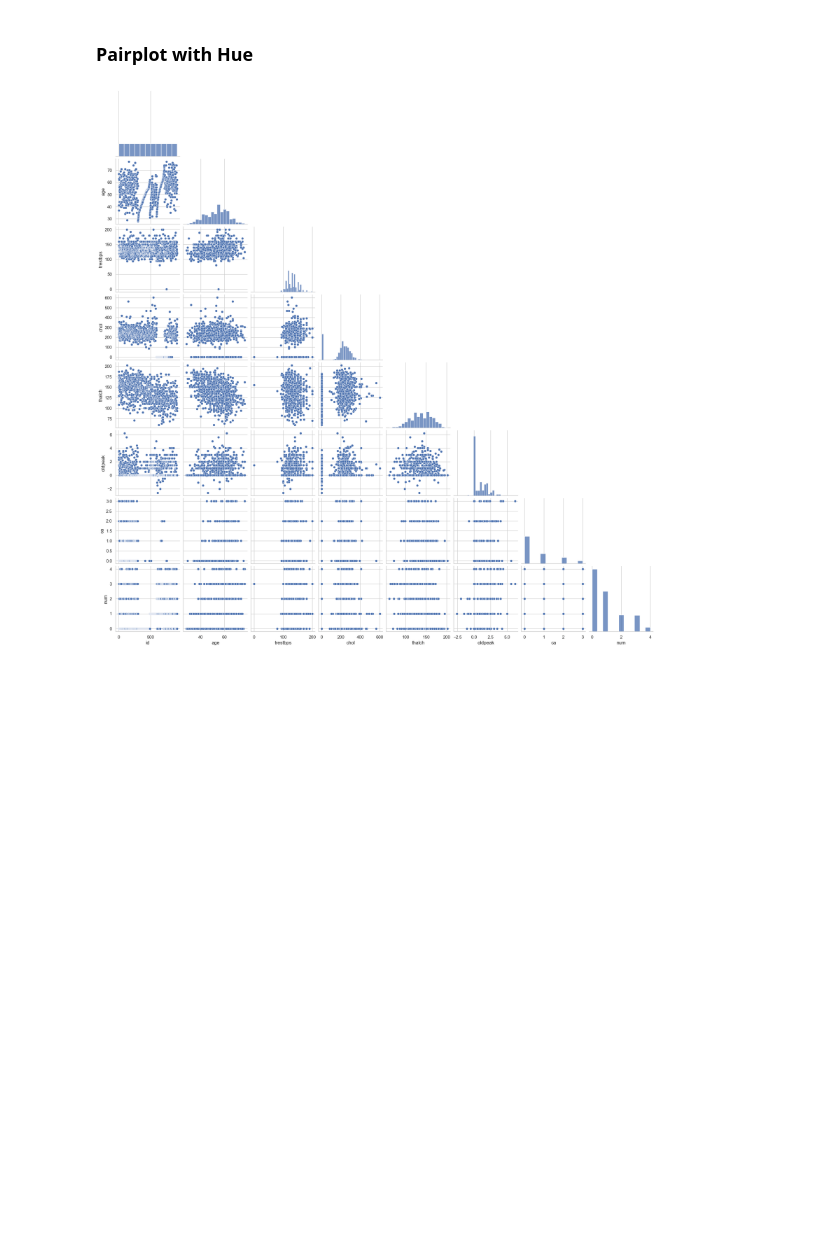
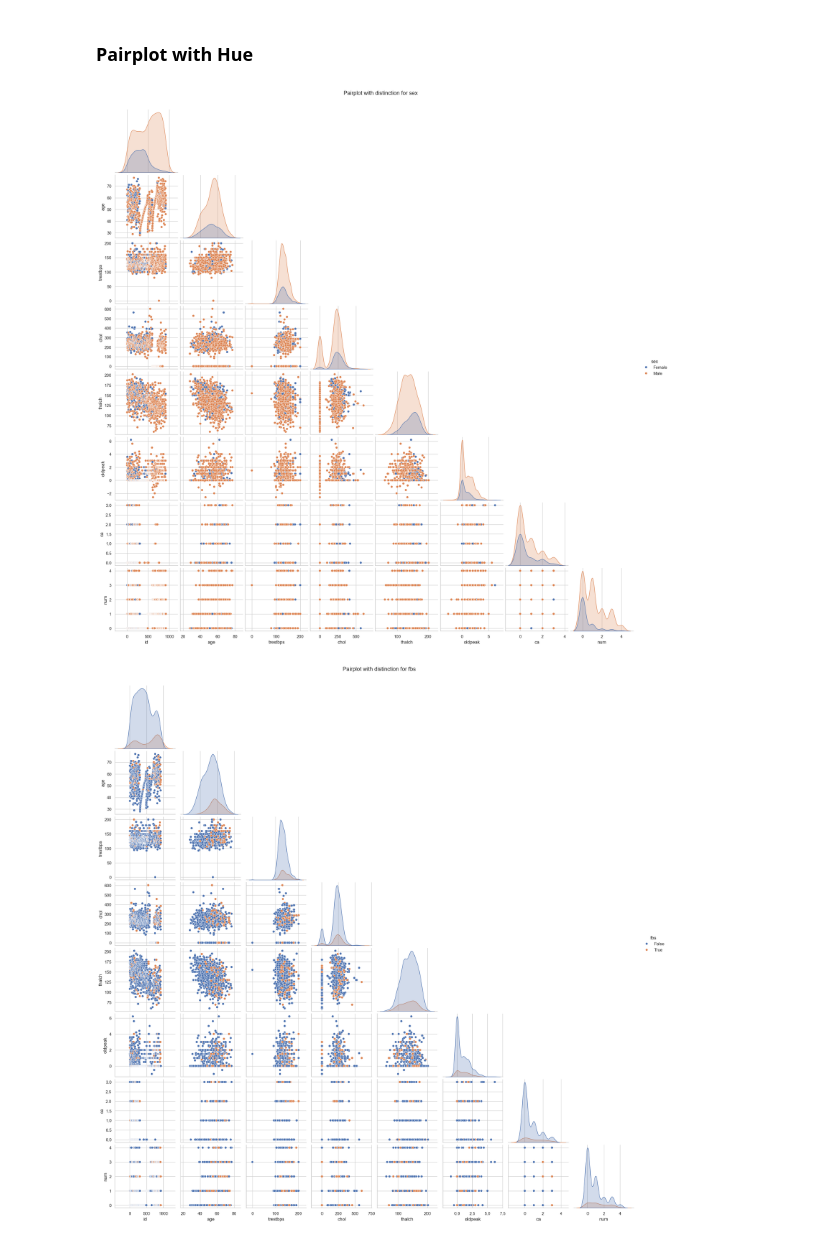
Before and after one commit to zuzannapajak/cardio-risk-prediction, a Jupyter notebook: notebooks/eda.ipynb, the cells around one changed output. Saved outputs shown, nothing was run; the diff lists cells and outputs as text; code cells hidden in the pictures; blank space fills up the shorter version.

Commit message:
Description to correlation heatmap, unique values analysis, pairplot, class label distribiution plots

```diff
--- a/notebooks/eda.ipynb
+++ b/notebooks/eda.ipynb
@@ -286,10 +334,9 @@ As the correlation of `index` and `id`  is equall to 1, it means that the id is
 # %% [markdown]
 ### Pairplot with Hue
 # %%
-
-if 'target' in df.columns:
-    sns.pairplot(df[numerical_columns + ['target']], hue='target', corner=True)
-else:
-    sns.pairplot(df[numerical_columns], corner=True)
+plot_pairplot_with_hue(df, hue_col='sex')
+plot_pairplot_with_hue(df, hue_col='fbs')
+plot_pairplot_with_hue(df, hue_col='exang')
 # %% [output]
-[figure, old version]
+[figure, new version]
+[figure, added]
```
Also changed, not shown: parts of 14 cells of this notebook, 1 other file.
